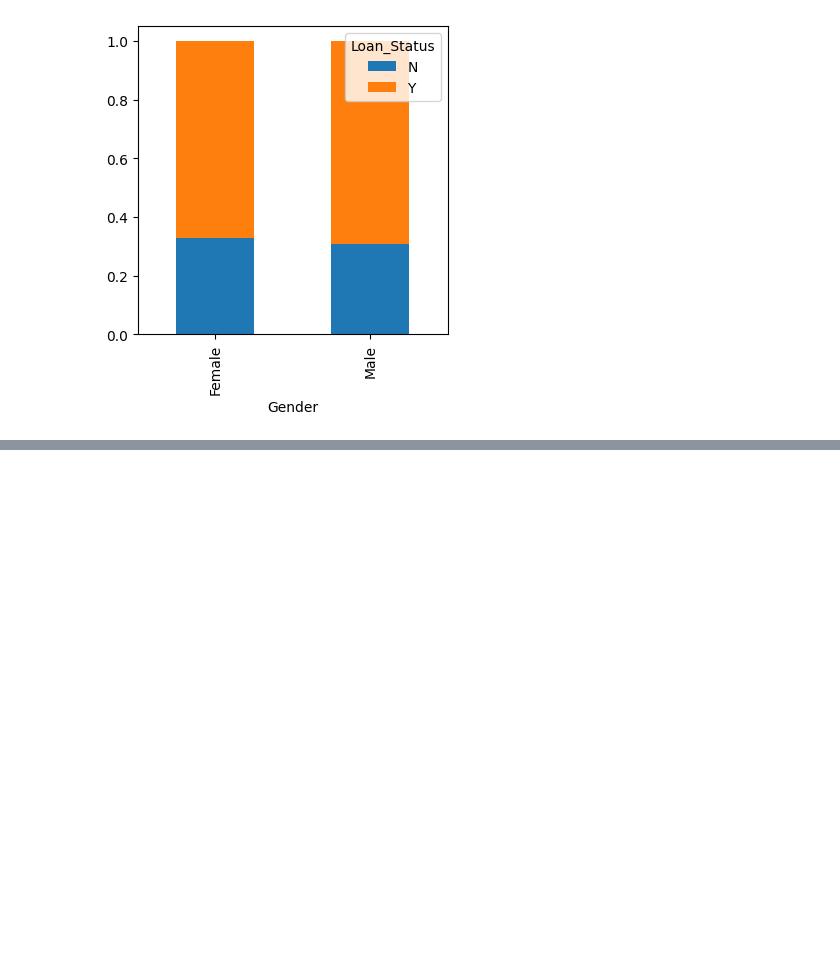
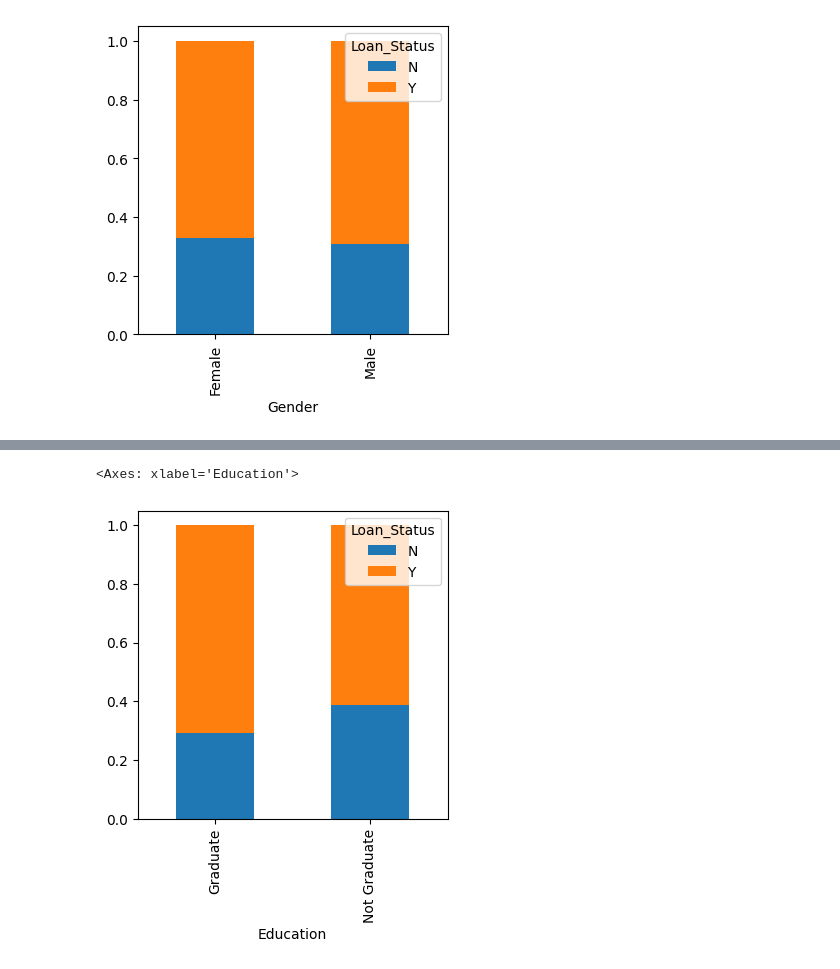
Before and after one commit to dabarbosa10/MachineLearning, a Jupyter notebook: Prediction.ipynb, the cells around one changed output, grey strips where cells are left out. Cells and saved outputs as stored; diff of their text form; code cells hidden in the pictures; blank space fills up the shorter version.

```diff
--- a/Prediction.ipynb
+++ b/Prediction.ipynb
@@ -137,0 +182,5 @@ Gender.div(Gender.sum(1).astype(float), axis=0).plot(kind="bar",stacked=True, fi
+# %%
+Education.div(Education.sum(1).astype(float), axis=0).plot(kind="bar",stacked=True, figsize=(4,4))
+# %% [output]
+<Axes: xlabel='Education'>
+[figure, added]
```
Also changed, not shown: parts of 15 cells of this notebook.
